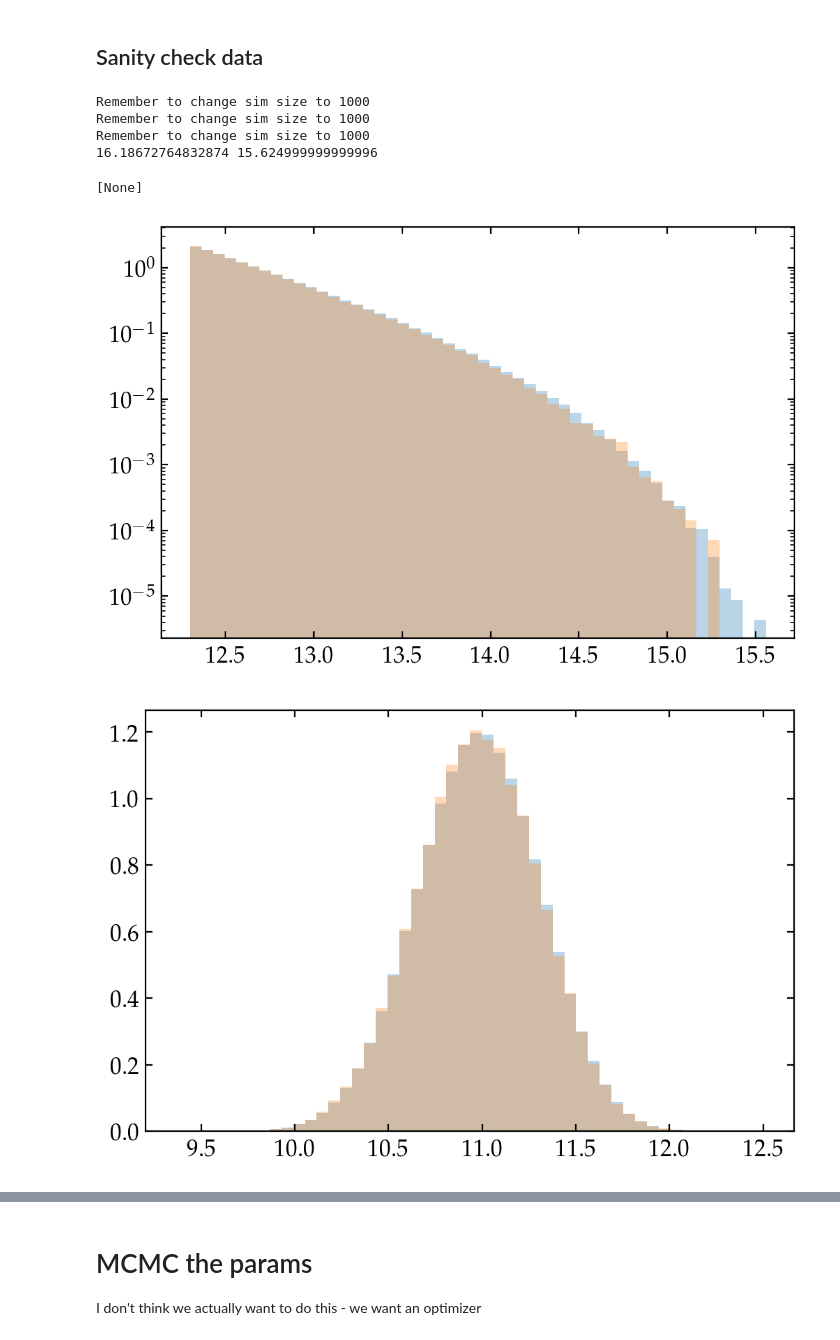
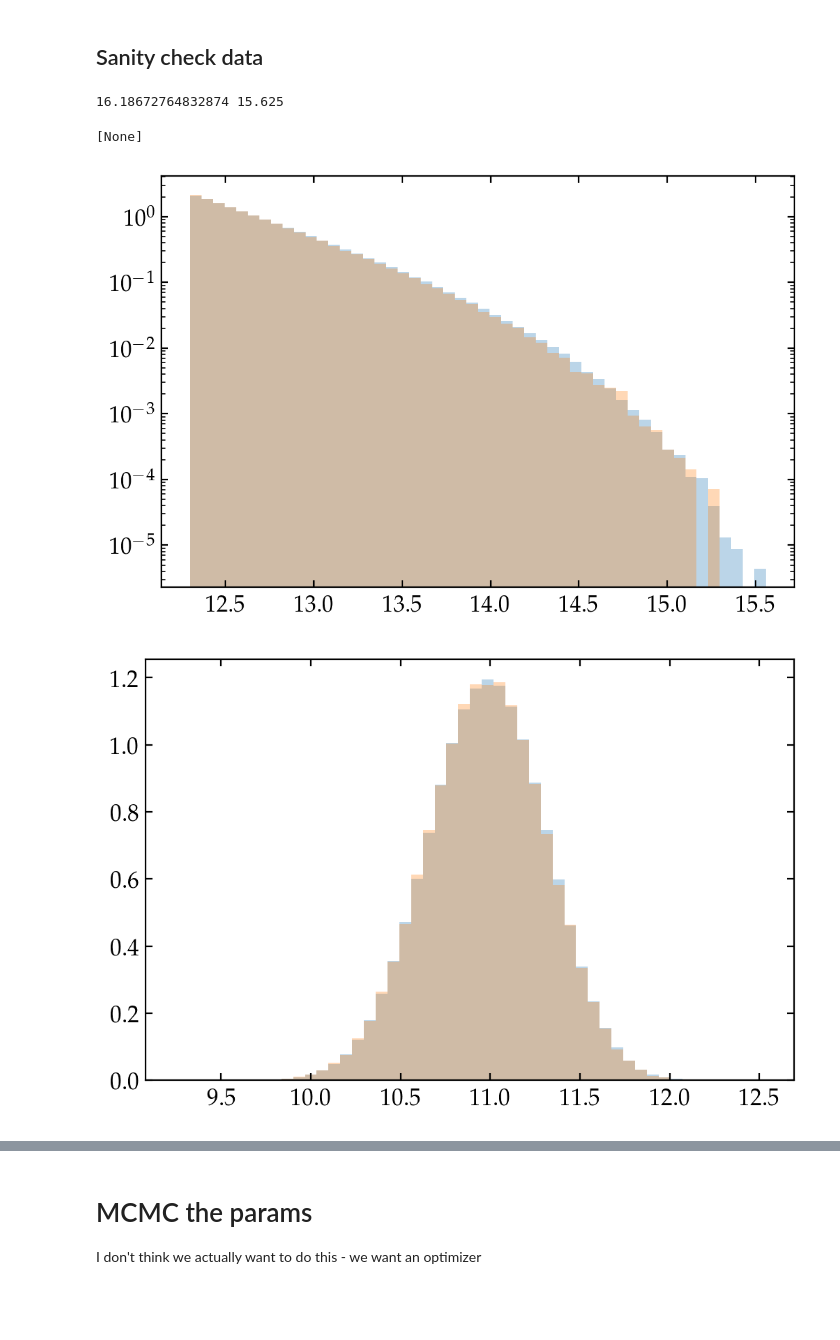
Before and after one commit to gsallabe/thesis_satellite_fraction, a Jupyter notebook: cb/main.ipynb, the cells around one changed output, grey strips where cells are left out. Cells and saved outputs as stored; diff of their text form; code cells hidden in the pictures; blank space fills up the shorter version.

```diff
--- a/cb/main.ipynb
+++ b/cb/main.ipynb
@@ -60,8 +62,8 @@ rc('text', usetex=True)
 plt.rcParams['mathtext.fontset'] = 'dejavuserif'
 # %% [markdown]
 # Load data
-# %%
-sim_data = d.load_smdpl() # When switching you need to restart the kernel
+# %%
+sim_data, sim_size = d.load_mdpl()
 # %%
 obs_smf = d.load_smf()
 gals = d.load_gals()
@@ -73,46 +75,46 @@ s_params = [-0.06, 1.08]
 
 # array([12.4506438 , 10.88120647,  0.61182347, -0.0612849 ,  1.07830828])
 # Best from mdpl but something is wrong with clustering
-b_params = [12.4506438 , 10.88120647,  0.61182347]
+b_params = [12.4506438 , 10.88120647,  0.64241464]
 s_params = [-0.0612849 ,  1.07830828]
 # %% [markdown]
 ## Sanity check data
 # %%
 # Halo masses should be similar in smdpl and mdpl
+mdpl, mdpl_size = d.load_mdpl()
+smdpl, smdpl_size = d.load_smdpl()
+
 _, ax = plt.subplots()
-_, bins, _ = ax.hist(np.log10(d.load_mdpl(ignore_exception=True)["halo_mvir"]), bins=50, density=True, alpha=0.3)
-ax.hist(np.log10(d.load_smdpl(ignore_exception=True)["halo_mvir"]), bins=bins, density=True, alpha=0.3)
+_, bins, _ = ax.hist(np.log10(mdpl["halo_mvir"]), bins=50, density=True, alpha=0.3)
+ax.hist(np.log10(smdpl["halo_mvir"]), bins=bins, density=True, alpha=0.3)
 ax.set(yscale="log")
 
 # Stellar masses should be similar
-mdpl_sm = get_sm_for_sim(d.load_mdpl(ignore_exception=True), b_params, s_params)
-smdpl_sm = get_sm_for_sim(d.load_smdpl(ignore_exception=True), b_params, s_params)
+mdpl_sm = get_sm_for_sim(mdpl, b_params, s_params)
+smdpl_sm = get_sm_for_sim(smdpl, b_params, s_params)
 
 _, ax = plt.subplots()
 _, bins, _ = ax.hist(mdpl_sm, bins=50, density=True, alpha=0.3)
 ax.hist(smdpl_sm, bins=bins, density=True, alpha=0.3)
 
 # The SMF should be similar
 sm_bins = np.linspace(11.6, 12.3, 8)
 sm_bin_centers = (sm_bins[:-1] + sm_bins[1:]) / 2
 
 _, ax = plt.subplots()
-ax.plot(sm_bin_centers, get_smf(mdpl_sm, sm_bins, 1000**3))
-ax.plot(sm_bin_centers, get_smf(smdpl_sm, sm_bins, 400**3))
+ax.plot(sm_bin_centers, get_smf(mdpl_sm, sm_bins, mdpl_size**3))
+ax.plot(sm_bin_centers, get_smf(smdpl_sm, sm_bins, smdpl_size**3))
 ax.set(yscale="log")
 
 # The ratio of the number of galaxies should be similar to the ratio of volumes
-print(len(d.load_mdpl(ignore_exception=True)) / len(d.load_smdpl(ignore_exception=True)), 1 / 0.4**3)
+print(len(mdpl) / len(smdpl), mdpl_size**3 / smdpl_size**3)
 
 # Smf should be quite a bit larger than 1e-4 at 11.6 (different to fig 4 https://arxiv.org/pdf/1707.01904.pdf)
 _, ax = plt.subplots()
 plt.plot(obs_smf["logm_mean"], obs_smf["smf"])
 ax.set(yscale="log")
 # %% [output]
-Remember to change sim size to 1000
-Remember to change sim size to 1000
-Remember to change sim size to 1000
-16.18672764832874 15.624999999999996
+16.18672764832874 15.625
 [None]
 [figure]
-[figure, old version]
+[figure, new version]
```
Also changed, not shown: parts of 6 cells of this notebook, 5 other files.
